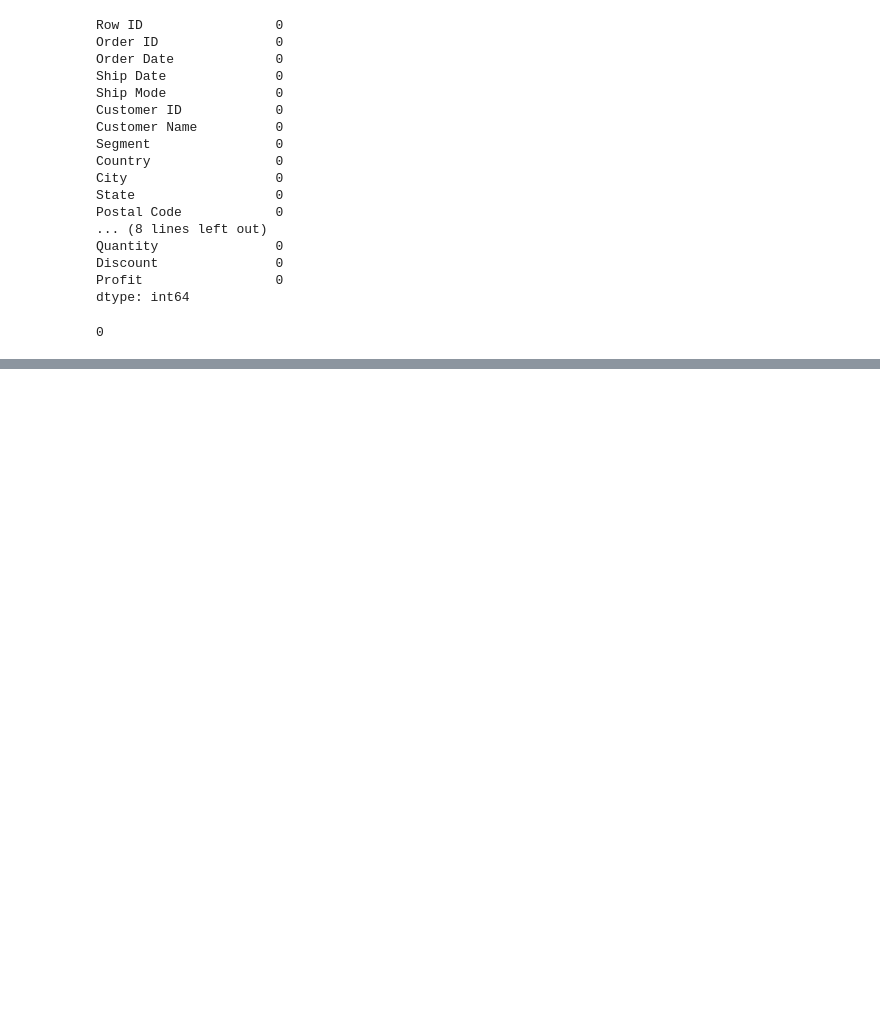
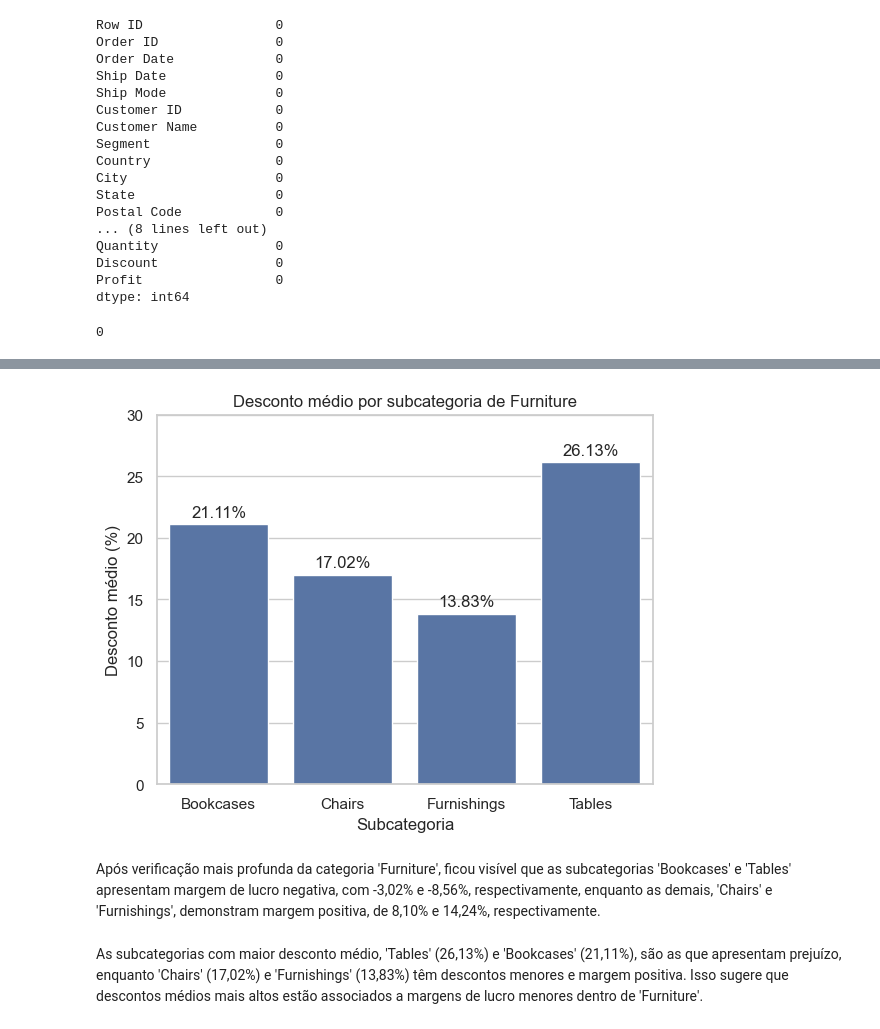
Before and after one commit to jvribeirocostard/Retail-sales-analysis, a Jupyter notebook: notebooks/retail-sales.ipynb, the cells around one changed output, grey strips where cells are left out. Saved outputs shown, nothing was run; the diff lists cells and outputs as text; code cells hidden in the pictures; blank space fills up the shorter version.

```diff
--- a/notebooks/retail-sales.ipynb
+++ b/notebooks/retail-sales.ipynb
@@ -305,0 +190,18 @@ Além disso, o problema está concentrado em produtos específicos dentro da cat
+# %%
+res_subcat["Discount (%)"] = res_subcat["Discount"] * 100
+sns.set_theme(style="whitegrid")
+ax = sns.barplot(data=res_subcat.reset_index(), x="Sub-Category", y="Discount (%)")
+
+ax.bar_label(ax.containers[0], fmt="%.2f%%", padding=3)
+
+plt.title("Desconto médio por subcategoria de Furniture")
+plt.xlabel("Subcategoria")
+plt.ylabel("Desconto médio (%)")
+plt.ylim(0, 30)
+plt.show()
+# %% [output]
+[figure, added]
+# %% [markdown]
+Após verificação mais profunda da categoria 'Furniture', ficou visível que as subcategorias 'Bookcases' e 'Tables' apresentam margem de lucro negativa, com -3,02% e -8,56%, respectivamente, enquanto as demais, 'Chairs' e 'Furnishings', demonstram margem positiva, de 8,10% e 14,24%, respectivamente.
+# %% [markdown]
+As subcategorias com maior desconto médio, 'Tables' (26,13%) e 'Bookcases' (21,11%), são as que apresentam prejuízo, enquanto 'Chairs' (17,02%) e 'Furnishings' (13,83%) têm descontos menores e margem positiva. Isso sugere que descontos médios mais altos estão associados a margens de lucro menores dentro de 'Furniture'.
```
Also changed, not shown: parts of 35 cells of this notebook.
